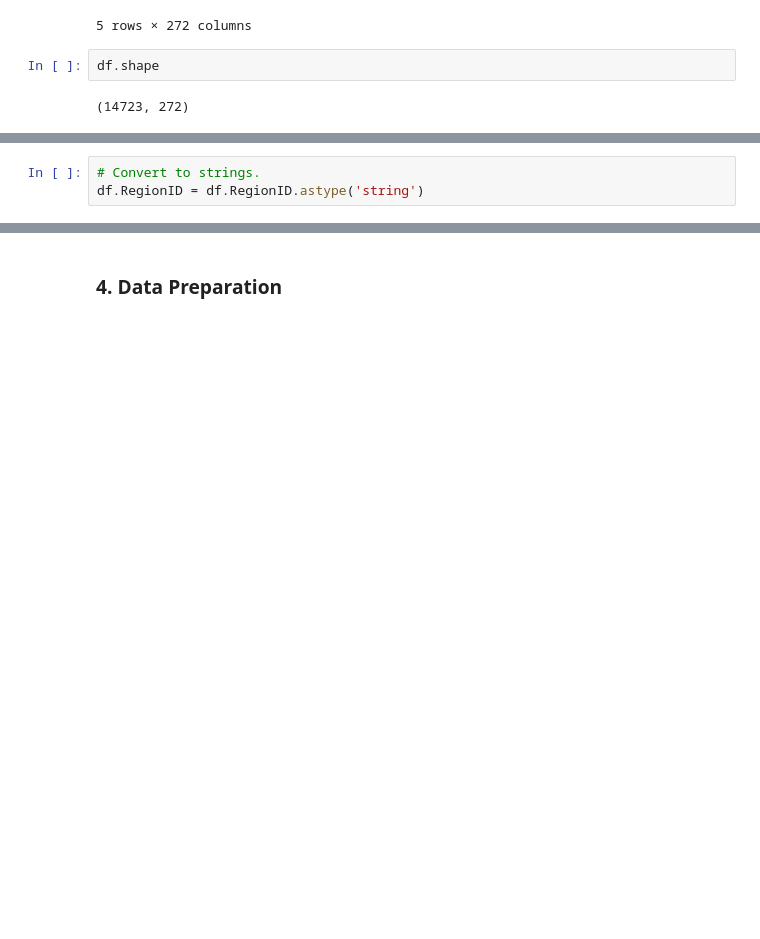
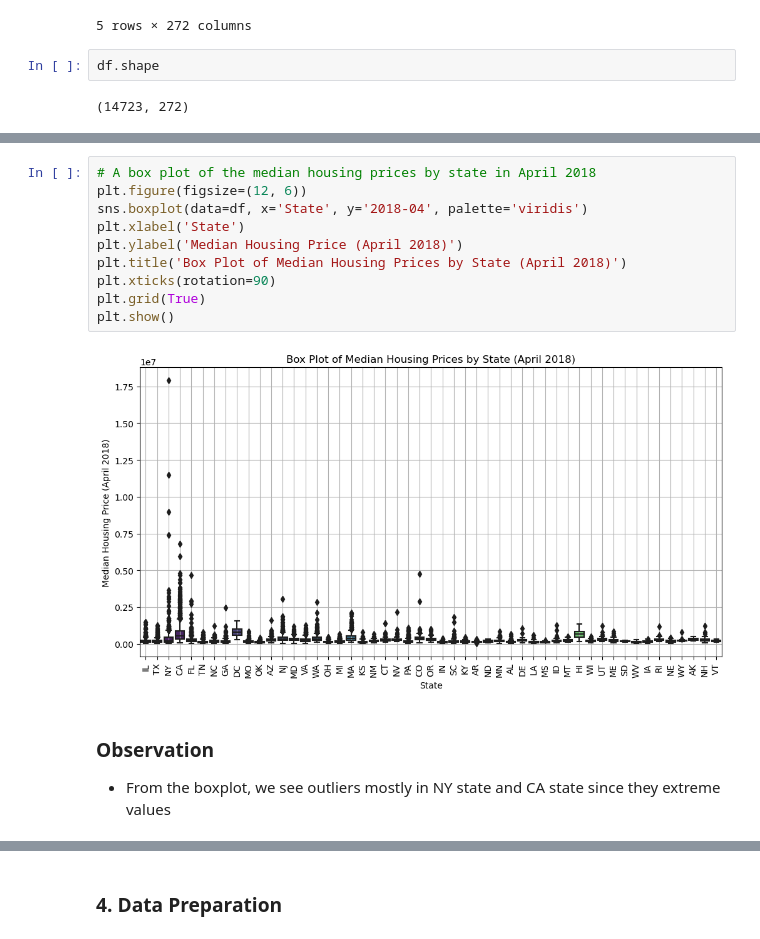
Before and after one commit to frank015940/Alchemy-of-Real-Estate-Value, a Jupyter notebook: Untitled-1.ipynb, the cells around one changed output, grey strips where cells are left out. Saved outputs shown, nothing was run; the diff lists cells and outputs as text; blank space fills up the shorter version.

```diff
--- a/Untitled-1.ipynb
+++ b/Untitled-1.ipynb
@@ -136,3 +94,0 @@ df[df.RegionID >= 200000]
-# %%
-# Convert to strings.
-df.RegionID = df.RegionID.astype('string')
@@ -194 +131,16 @@ df.City.nunique()
+# %%
+# A box plot of the median housing prices by state in April 2018
+plt.figure(figsize=(12, 6))
+sns.boxplot(data=df, x='State', y='2018-04', palette='viridis')
+plt.xlabel('State')
+plt.ylabel('Median Housing Price (April 2018)')
+plt.title('Box Plot of Median Housing Prices by State (April 2018)')
+plt.xticks(rotation=90)
+plt.grid(True)
+plt.show()
+# %% [output]
+[figure, added]
+# %% [markdown]
+### Observation
+* From the boxplot, we see outliers mostly in NY state and CA state since they extreme values
 # %%
```
Also changed, not shown: parts of 41 cells of this notebook.
